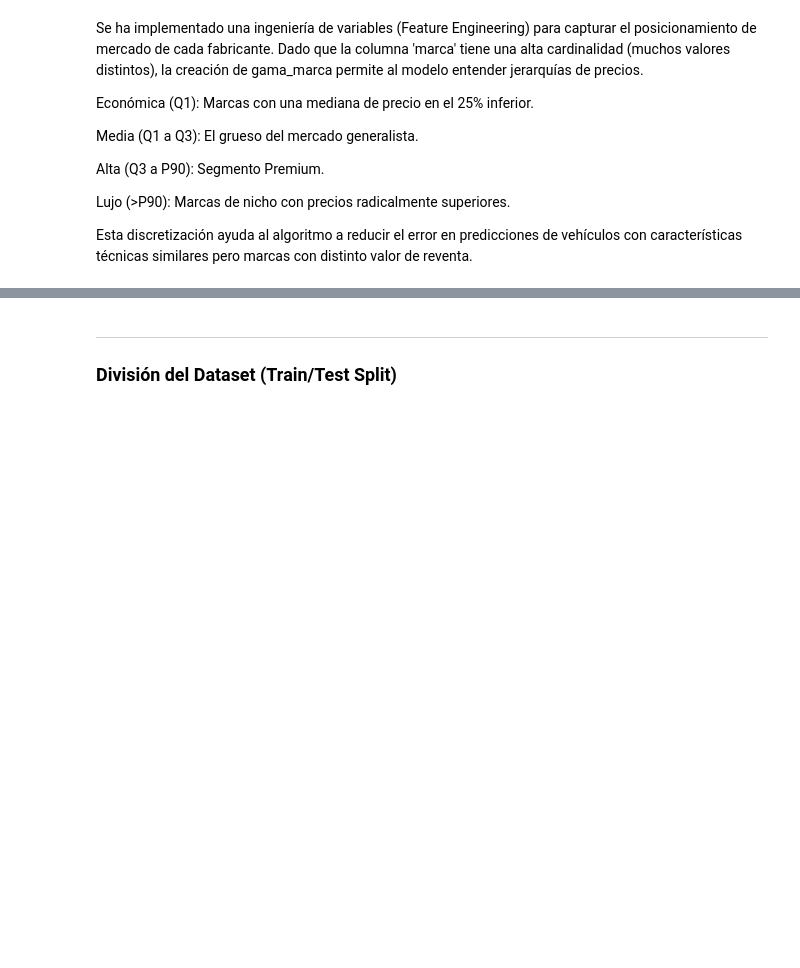
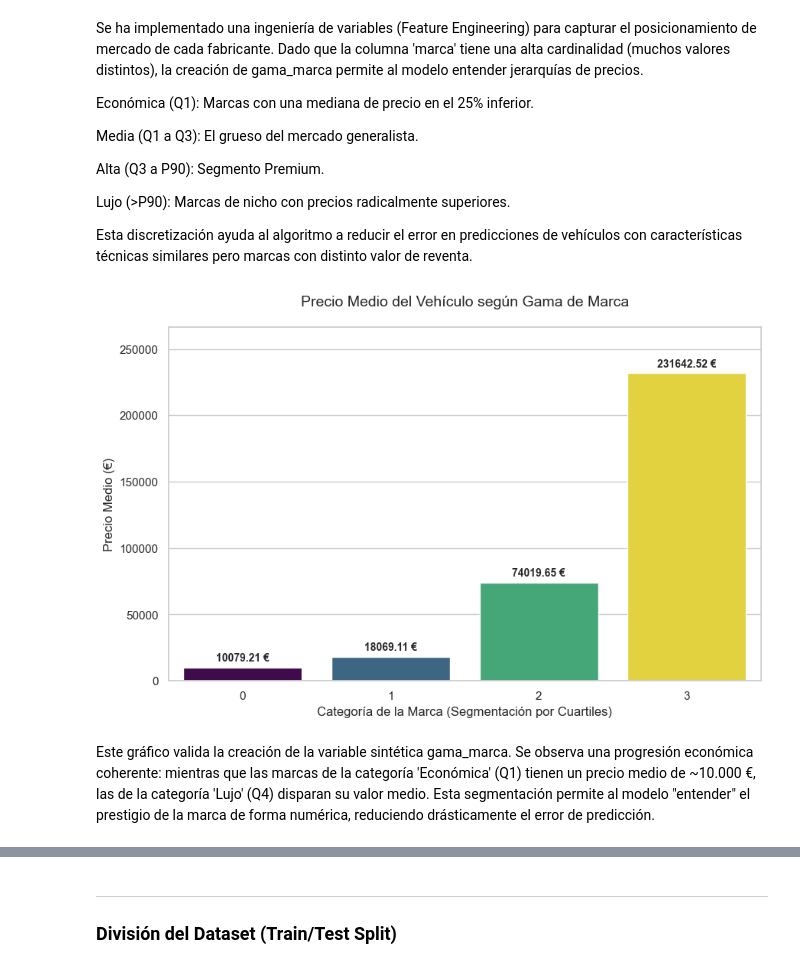
Before and after one commit to JPG250493/ML_Tasacion_Automotriz, a Jupyter notebook: src/notebooks/01 - MiniEDA.ipynb, the cells around one changed output, grey strips where cells are left out. Drawn from its saved outputs; the diff is of its cells as text; code cells hidden in the pictures; blank space fills up the shorter version.

```diff
--- a/src/notebooks/01 - MiniEDA.ipynb
+++ b/src/notebooks/01 - MiniEDA.ipynb
@@ -304,6 +364,47 @@ Alta (Q3 a P90): Segmento Premium.
 Lujo (>P90): Marcas de nicho con precios radicalmente superiores.
 
 Esta discretización ayuda al algoritmo a reducir el error en predicciones de vehículos con características técnicas similares pero marcas con distinto valor de reventa.
+# %%
+# 1. Calculamos el precio medio por cada gama
+df_gama = df_coches.groupby('gama_marca')['precio (EUR)'].mean().reset_index()
+
+# 2. Ordenamos por precio para que la progresión se vea clara
+df_gama = df_gama.sort_values('precio (EUR)')
+
+# 3. Configuramos el estilo visual
+plt.figure(figsize=(10, 6))
+sns.set_style("whitegrid")
+
+# 4. Creamos el gráfico de barras
+# Usamos una paleta degradada (viridis o rocket) para enfatizar el aumento de valor
+plot = sns.barplot(
+    x='gama_marca',
+    y='precio (EUR)',
+    data=df_gama,
+    palette='viridis',
+    hue='gama_marca',
+    legend=False)
+
+# 5. Añadimos etiquetas de valor sobre las barras (para que se vea el precio exacto)
+for p in plot.patches:
+    plot.annotate(format(p.get_height(), '.2f') + ' €',
+                   (p.get_x() + p.get_width() / 2., p.get_height()),
+                   ha = 'center', va = 'center',
+                   xytext = (0, 9),
+                   textcoords = 'offset points',
+                   fontsize=10, fontweight='bold')
+
+# 6. Títulos y etiquetas en castellano
+plt.title('Precio Medio del Vehículo según Gama de Marca', fontsize=14, pad=20)
+plt.xlabel('Categoría de la Marca (Segmentación por Cuartiles)', fontsize=12)
+plt.ylabel('Precio Medio (€)', fontsize=12)
+plt.ylim(0, df_gama['precio (EUR)'].max() * 1.15) # Damos aire arriba para las etiquetas
+
+plt.show()
+# %% [output]
+[figure, added]
+# %% [markdown]
+Este gráfico valida la creación de la variable sintética gama_marca. Se observa una progresión económica coherente: mientras que las marcas de la categoría 'Económica' (Q1) tienen un precio medio de ~10.000 €, las de la categoría 'Lujo' (Q4) disparan su valor medio. Esta segmentación permite al modelo "entender" el prestigio de la marca de forma numérica, reduciendo drásticamente el error de predicción.
 # %%
 df_coches.sample(10)
 # %% [output]
```
Also changed, not shown: parts of 26 cells of this notebook, 12 other files.
